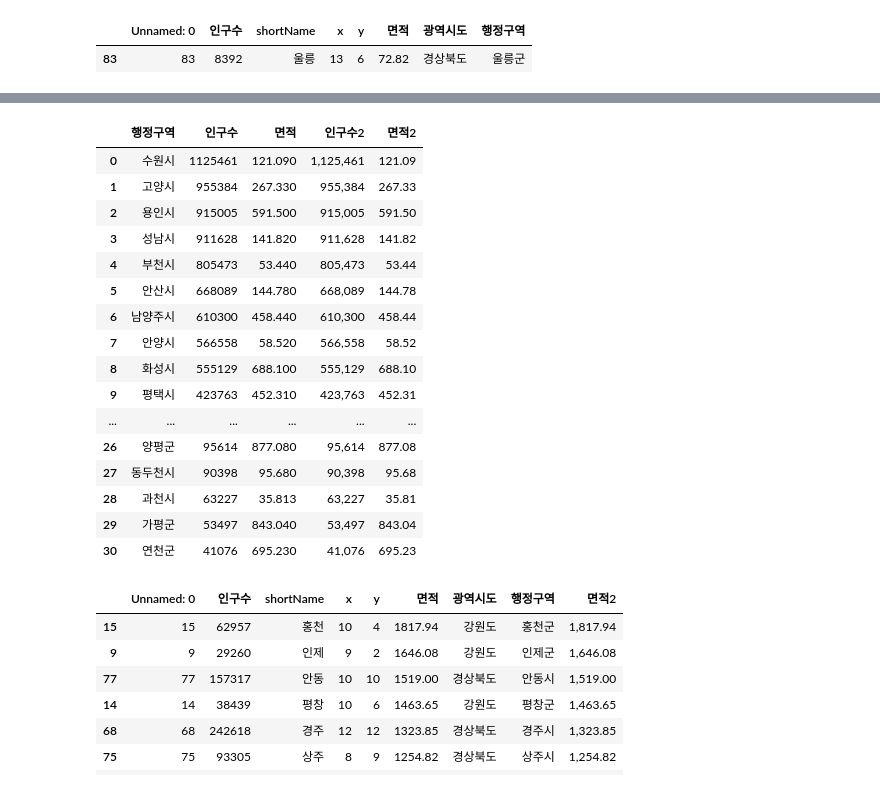
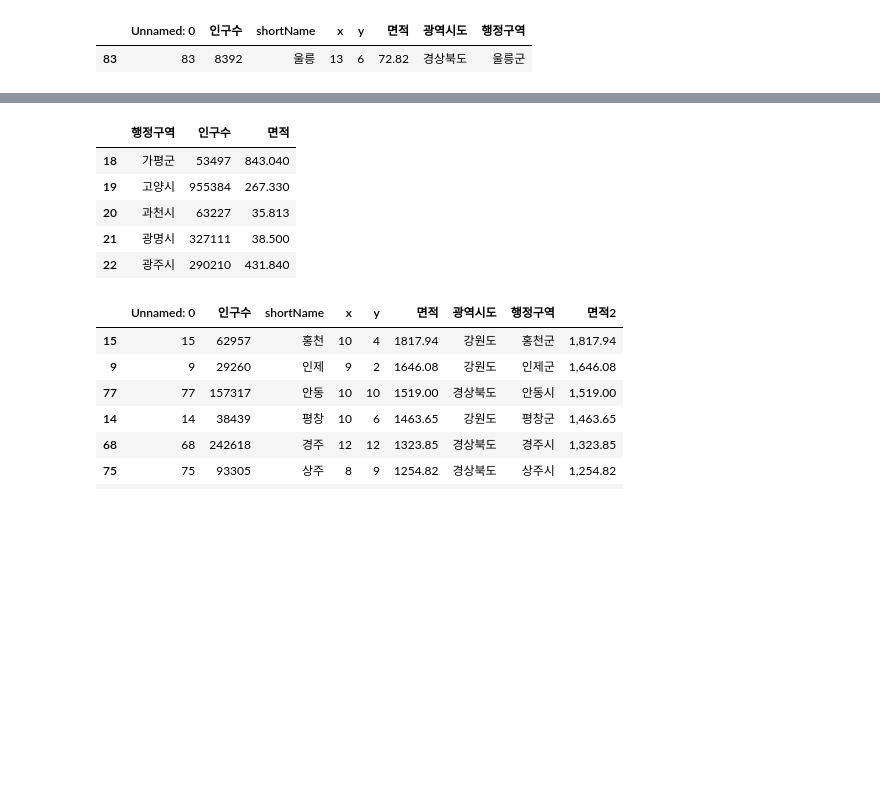
Before and after one commit to yoojisoo99/Python_Webscraping_Analysis, a Jupyter notebook: 03.행정구역정보_분석과시각화.ipynb, the cells around one changed output, grey strips where cells are left out. Drawn from its saved outputs; the diff is of its cells as text; code cells hidden in the pictures; blank space fills up the shorter version.

Commit message:
행정구역

```diff
--- a/03.행정구역정보_분석과시각화.ipynb
+++ b/03.행정구역정보_분석과시각화.ipynb
@@ -345,23 +291,12 @@ Name: count, dtype: int64
 # %%
 #경기도에 속한 행정구역명, 인구수, 면적 선택하기 인구수를 descending 순서대로 출력하고 index reset 하여 gy_df 라는 변수에 저장하기
 #data.loc[row , col]
-
-# 인구수2 라는 새로운 컬럼을 생성
+gy_df = data.loc[data['광역시도'] == '경기도',['행정구역','인구수','면적']]
+gy_df.head()
 # %% [output]
-|  | 행정구역 | 인구수 | 면적 | 인구수2 | 면적2 |
-| 0 | 수원시 | 1125461 | 121.090 | 1,125,461 | 121.09 |
-| 1 | 고양시 | 955384 | 267.330 | 955,384 | 267.33 |
-| 2 | 용인시 | 915005 | 591.500 | 915,005 | 591.50 |
-| 3 | 성남시 | 911628 | 141.820 | 911,628 | 141.82 |
-| 4 | 부천시 | 805473 | 53.440 | 805,473 | 53.44 |
-| 5 | 안산시 | 668089 | 144.780 | 668,089 | 144.78 |
-| 6 | 남양주시 | 610300 | 458.440 | 610,300 | 458.44 |
-| 7 | 안양시 | 566558 | 58.520 | 566,558 | 58.52 |
-| 8 | 화성시 | 555129 | 688.100 | 555,129 | 688.10 |
-| 9 | 평택시 | 423763 | 452.310 | 423,763 | 452.31 |
-| ... | ... | ... | ... | ... | ... |
-| 26 | 양평군 | 95614 | 877.080 | 95,614 | 877.08 |
-| 27 | 동두천시 | 90398 | 95.680 | 90,398 | 95.68 |
-| 28 | 과천시 | 63227 | 35.813 | 63,227 | 35.81 |
-| 29 | 가평군 | 53497 | 843.040 | 53,497 | 843.04 |
-| 30 | 연천군 | 41076 | 695.230 | 41,076 | 695.23 |
+|  | 행정구역 | 인구수 | 면적 |
+| 18 | 가평군 | 53497 | 843.040 |
+| 19 | 고양시 | 955384 | 267.330 |
+| 20 | 과천시 | 63227 | 35.813 |
+| 21 | 광명시 | 327111 | 38.500 |
+| 22 | 광주시 | 290210 | 431.840 |
```
Also changed, not shown: parts of 11 cells of this notebook.
